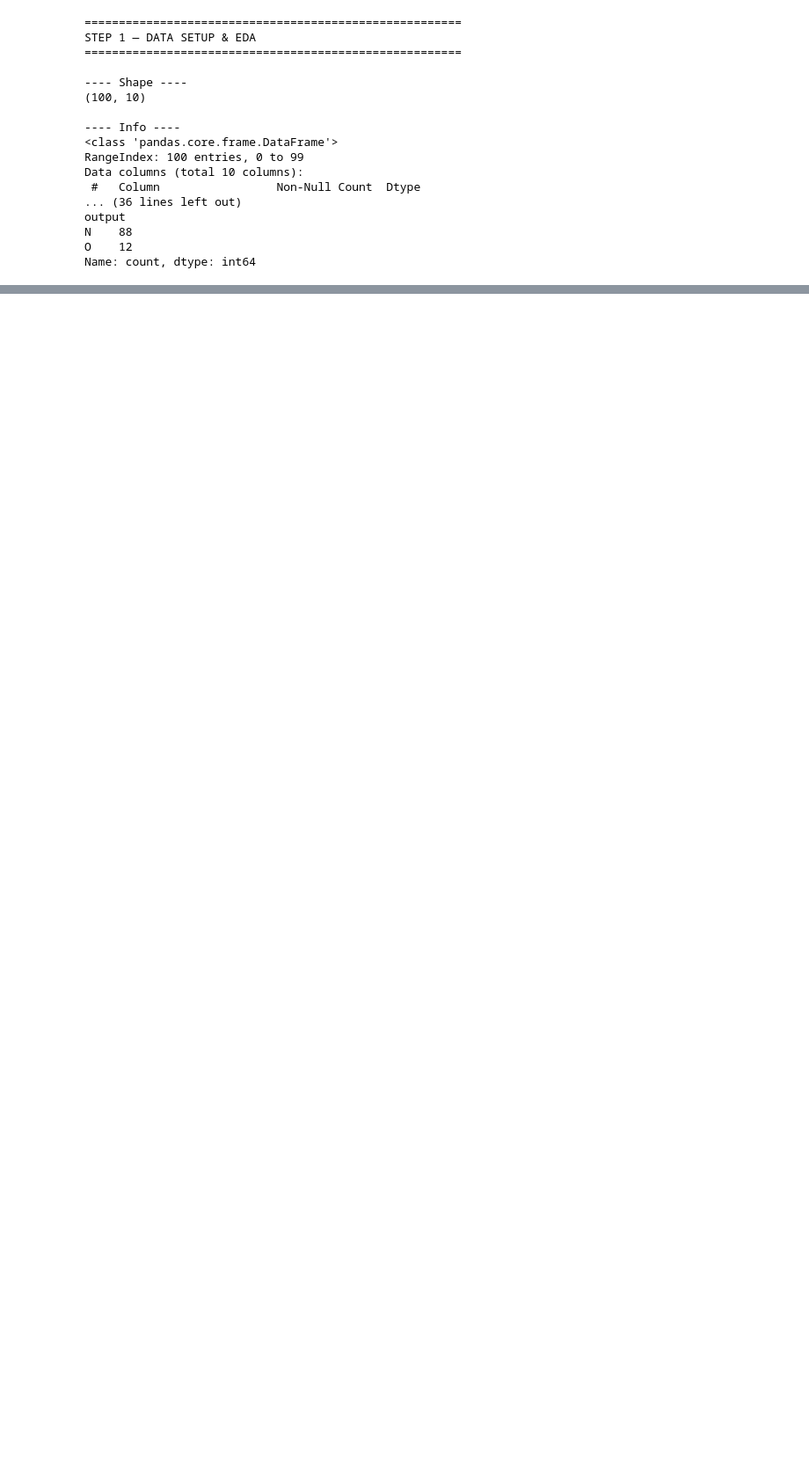
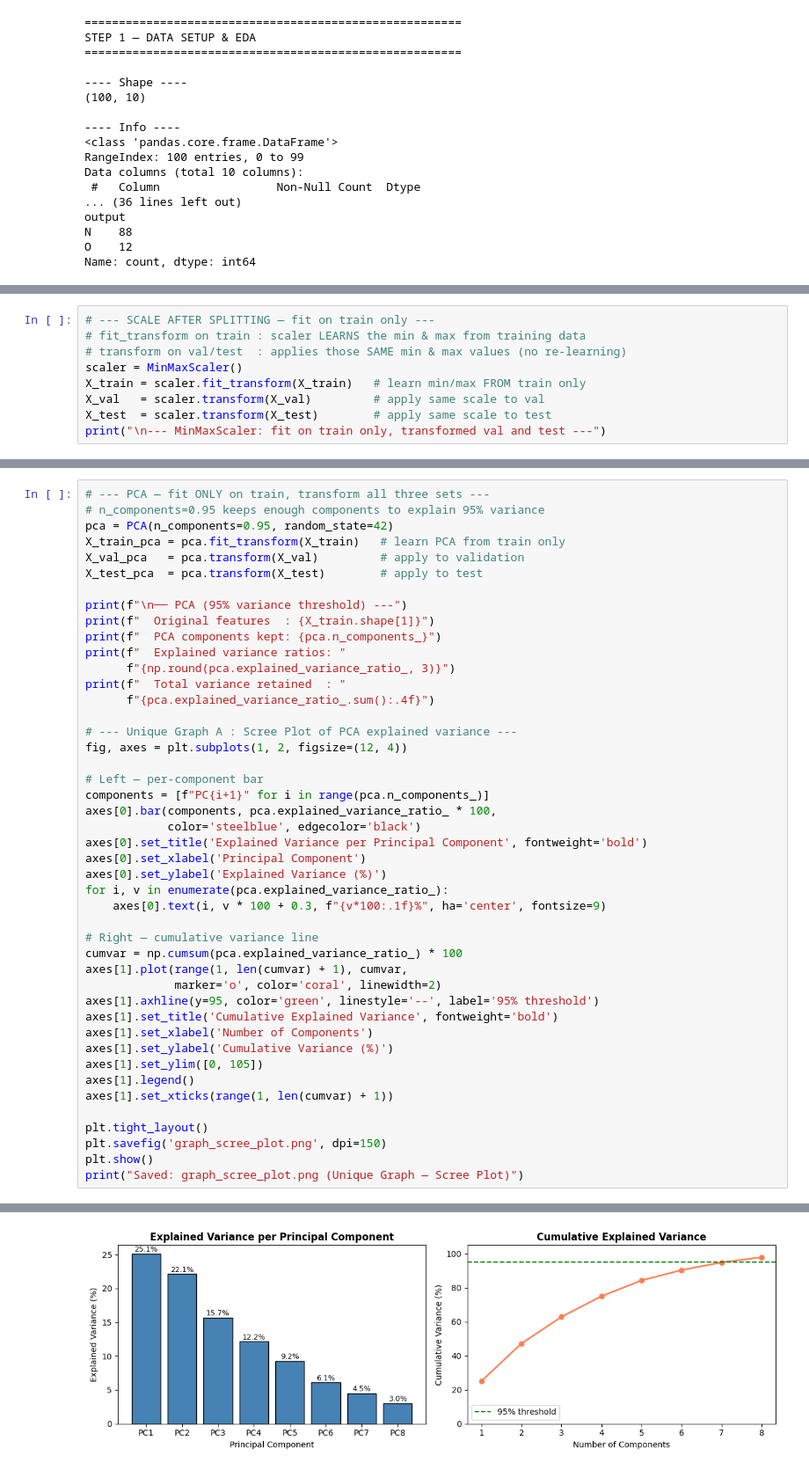
Before and after one commit to Jayesh-980/AI-Project, a Jupyter notebook: project.ipynb, the cells around one changed output, grey strips where cells are left out. Shown at 88% size. Cells and saved outputs as stored; diff of their text form; blank space fills up the shorter version.

```diff
--- a/project.ipynb
+++ b/project.ipynb
@@ -87,0 +168,9 @@ dtype: float64
+# %%
+# --- SCALE AFTER SPLITTING — fit on train only ---
+# fit_transform on train : scaler LEARNS the min & max from training data
+# transform on val/test  : applies those SAME min & max values (no re-learning)
+scaler = MinMaxScaler()
+X_train = scaler.fit_transform(X_train)   # learn min/max FROM train only
+X_val   = scaler.transform(X_val)         # apply same scale to val
+X_test  = scaler.transform(X_test)        # apply same scale to test
+print("\n--- MinMaxScaler: fit on train only, transformed val and test ---")
@@ -87,0 +179,46 @@ dtype: float64
+# %%
+# --- PCA — fit ONLY on train, transform all three sets ---
+# n_components=0.95 keeps enough components to explain 95% variance
+pca = PCA(n_components=0.95, random_state=42)
+X_train_pca = pca.fit_transform(X_train)   # learn PCA from train only
+X_val_pca   = pca.transform(X_val)         # apply to validation
+X_test_pca  = pca.transform(X_test)        # apply to test
+
+print(f"\n── PCA (95% variance threshold) ---")
+print(f"  Original features  : {X_train.shape[1]}")
+print(f"  PCA components kept: {pca.n_components_}")
+print(f"  Explained variance ratios: "
+      f"{np.round(pca.explained_variance_ratio_, 3)}")
+print(f"  Total variance retained  : "
+      f"{pca.explained_variance_ratio_.sum():.4f}")
+
+# --- Unique Graph A : Scree Plot of PCA explained variance ---
+fig, axes = plt.subplots(1, 2, figsize=(12, 4))
+
+# Left — per-component bar
+components = [f"PC{i+1}" for i in range(pca.n_components_)]
+axes[0].bar(components, pca.explained_variance_ratio_ * 100,
+            color='steelblue', edgecolor='black')
+axes[0].set_title('Explained Variance per Principal Component', fontweight='bold')
+axes[0].set_xlabel('Principal Component')
+axes[0].set_ylabel('Explained Variance (%)')
+for i, v in enumerate(pca.explained_variance_ratio_):
+    axes[0].text(i, v * 100 + 0.3, f"{v*100:.1f}%", ha='center', fontsize=9)
+
+# Right — cumulative variance line
+cumvar = np.cumsum(pca.explained_variance_ratio_) * 100
+axes[1].plot(range(1, len(cumvar) + 1), cumvar,
+             marker='o', color='coral', linewidth=2)
+axes[1].axhline(y=95, color='green', linestyle='--', label='95% threshold')
+axes[1].set_title('Cumulative Explained Variance', fontweight='bold')
+axes[1].set_xlabel('Number of Components')
+axes[1].set_ylabel('Cumulative Variance (%)')
+axes[1].set_ylim([0, 105])
+axes[1].legend()
+axes[1].set_xticks(range(1, len(cumvar) + 1))
+
+plt.tight_layout()
+plt.savefig('graph_scree_plot.png', dpi=150)
+plt.show()
+print("Saved: graph_scree_plot.png (Unique Graph — Scree Plot)")
+# %% [output]
@@ -87,0 +230 @@ dtype: float64
+[figure, added]
```
Also changed, not shown: parts of 7 cells of this notebook, 2 other files.
